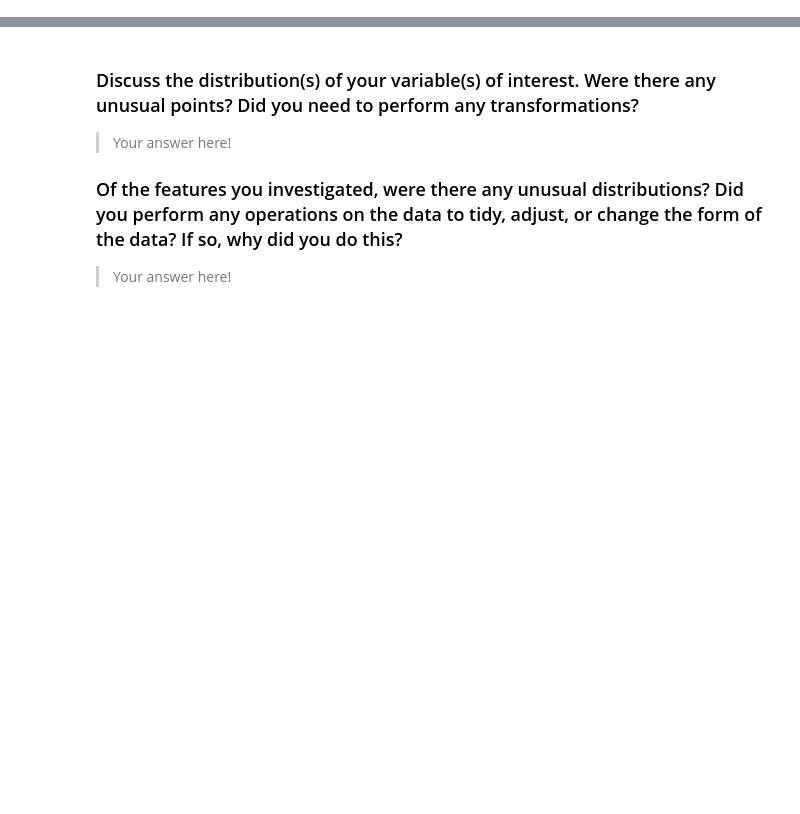
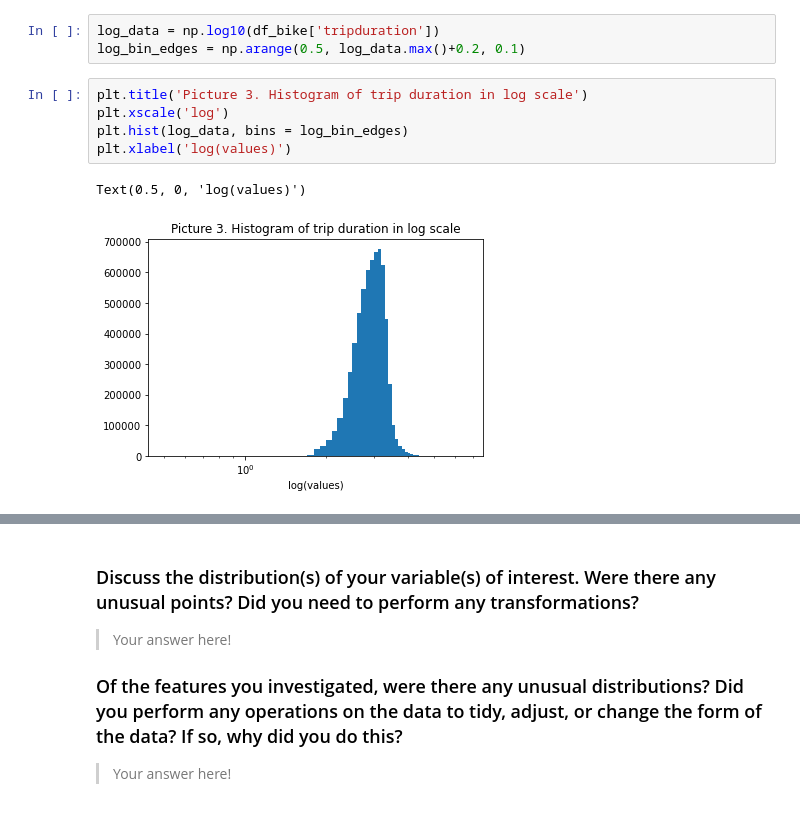
Before and after one commit to Aete/DAND_data_visualization, a Jupyter notebook: exploration_template.ipynb, the cells around one changed output, grey strips where cells are left out. Cells and saved outputs as stored; diff of their text form; blank space fills up the shorter version.

```diff
--- a/exploration_template.ipynb
+++ b/exploration_template.ipynb
@@ -40,0 +137,11 @@ you plan on investigating next.
+# %%
+log_data = np.log10(df_bike['tripduration'])
+log_bin_edges = np.arange(0.5, log_data.max()+0.2, 0.1)
+# %%
+plt.title('Picture 3. Histogram of trip duration in log scale')
+plt.xscale('log')
+plt.hist(log_data, bins = log_bin_edges)
+plt.xlabel('log(values)')
+# %% [output]
+Text(0.5, 0, 'log(values)')
+[figure, added]
```
Also changed, not shown: parts of 62 cells of this notebook, 1 other file.
